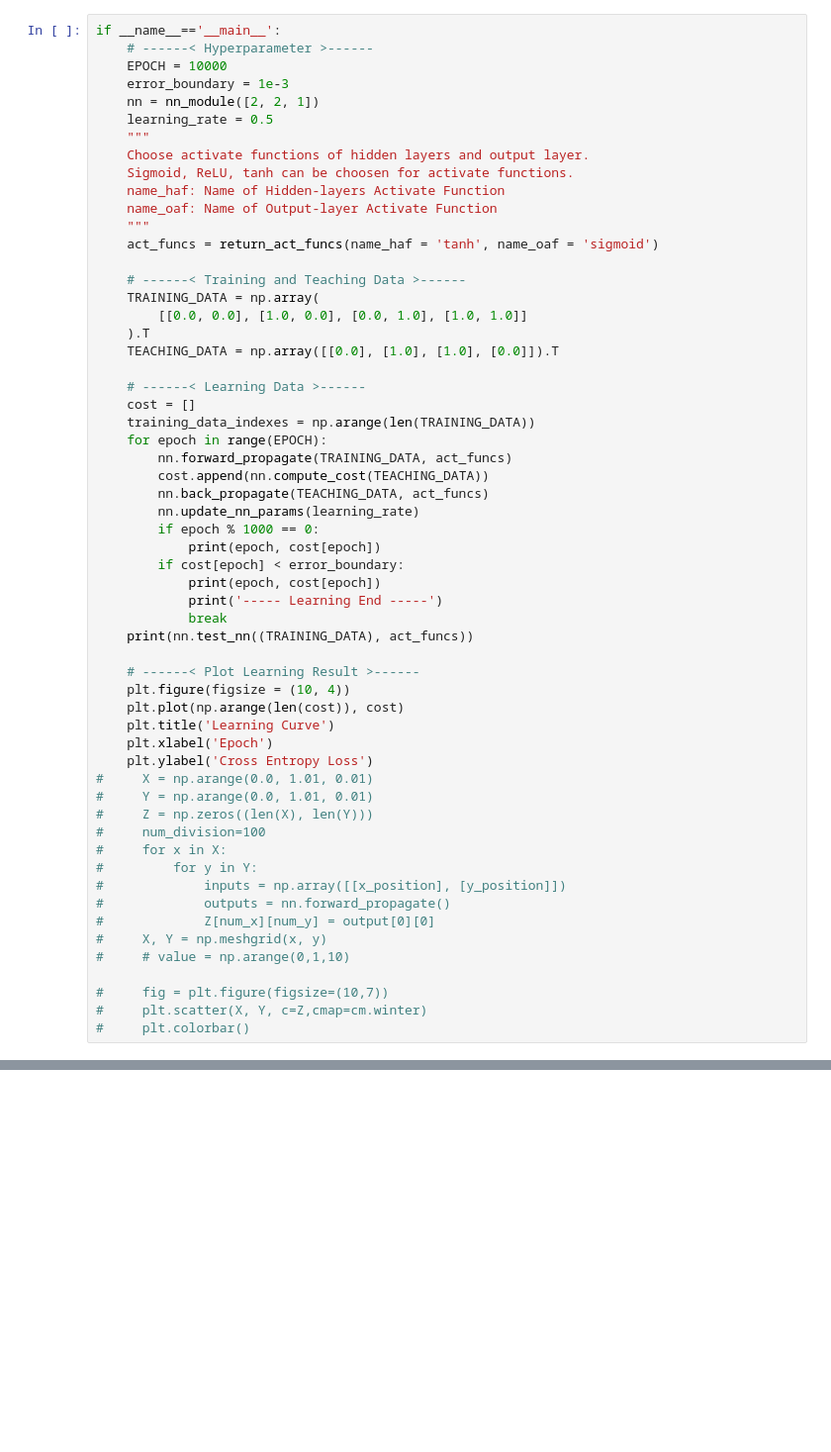
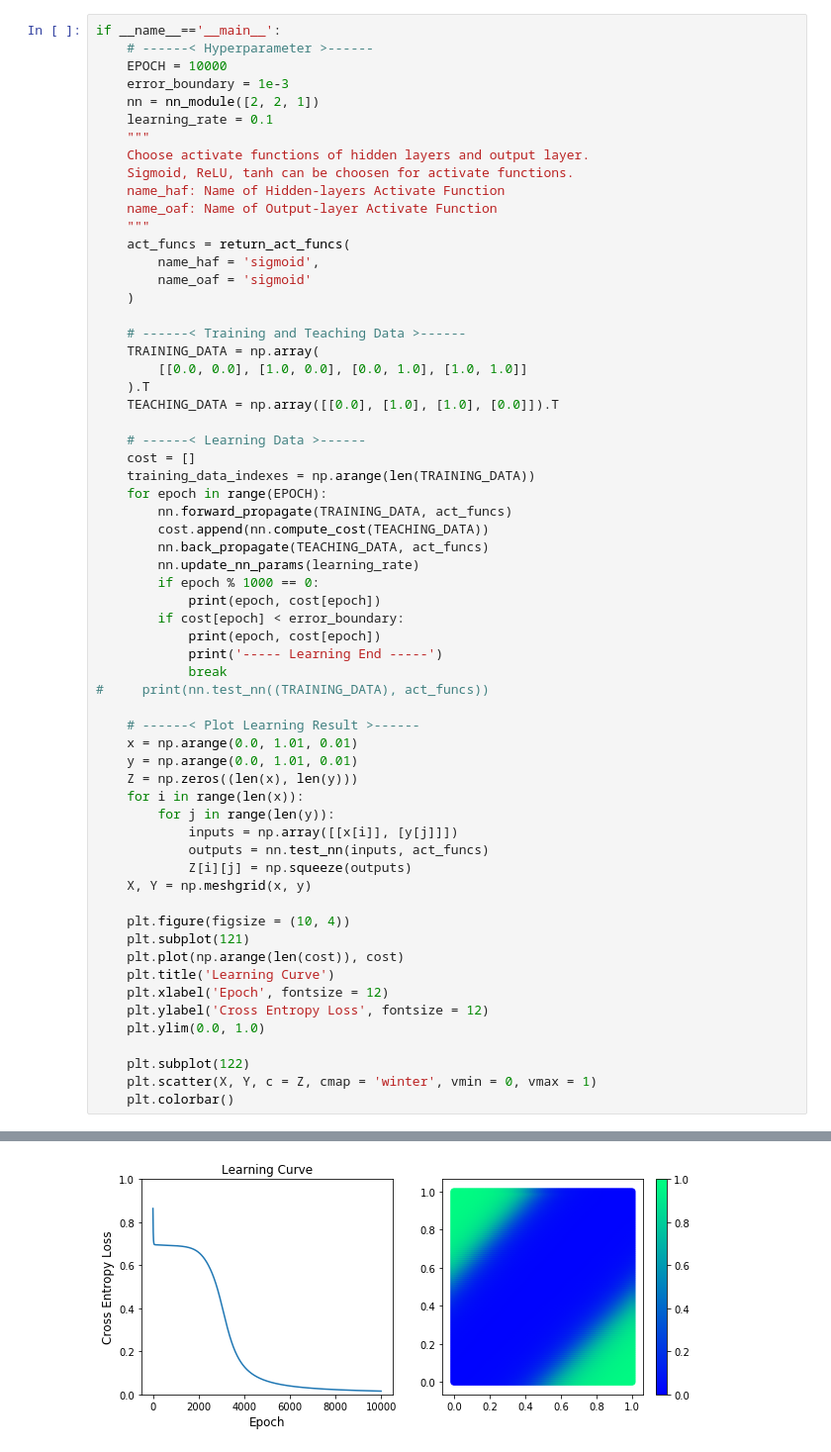
Before and after one commit to highbridgekohei/neural_network, a Jupyter notebook: NN.ipynb, the cells around one changed output, grey strips where cells are left out. Shown at 99% size. Cells and saved outputs as stored; diff of their text form; blank space fills up the shorter version.

```diff
--- a/NN.ipynb
+++ b/NN.ipynb
@@ -130,14 +130,17 @@ if __name__=='__main__':
     EPOCH = 10000
     error_boundary = 1e-3
     nn = nn_module([2, 2, 1])
-    learning_rate = 0.5
+    learning_rate = 0.1
     """
     Choose activate functions of hidden layers and output layer.
     Sigmoid, ReLU, tanh can be choosen for activate functions.
     name_haf: Name of Hidden-layers Activate Function
     name_oaf: Name of Output-layer Activate Function
     """
-    act_funcs = return_act_funcs(name_haf = 'tanh', name_oaf = 'sigmoid')
+    act_funcs = return_act_funcs(
+        name_haf = 'sigmoid',
+        name_oaf = 'sigmoid'
+    )
 
     # ------< Training and Teaching Data >------
     TRAINING_DATA = np.array(
@@ -159,27 +162,28 @@ if __name__=='__main__':
             print(epoch, cost[epoch])
             print('----- Learning End -----')
             break
-    print(nn.test_nn((TRAINING_DATA), act_funcs))
+#     print(nn.test_nn((TRAINING_DATA), act_funcs))
 
     # ------< Plot Learning Result >------
+    x = np.arange(0.0, 1.01, 0.01)
+    y = np.arange(0.0, 1.01, 0.01)
+    Z = np.zeros((len(x), len(y)))
+    for i in range(len(x)):
+        for j in range(len(y)):
+            inputs = np.array([[x[i]], [y[j]]])
+            outputs = nn.test_nn(inputs, act_funcs)
+            Z[i][j] = np.squeeze(outputs)
+    X, Y = np.meshgrid(x, y)
+
     plt.figure(figsize = (10, 4))
+    plt.subplot(121)
     plt.plot(np.arange(len(cost)), cost)
     plt.title('Learning Curve')
-    plt.xlabel('Epoch')
-    plt.ylabel('Cross Entropy Loss')
-#     X = np.arange(0.0, 1.01, 0.01)
-#     Y = np.arange(0.0, 1.01, 0.01)
-#     Z = np.zeros((len(X), len(Y)))
-#     num_division=100
-#     for x in X:
-#         for y in Y:
-#             inputs = np.array([[x_position], [y_position]])
-#             outputs = nn.forward_propagate()
-#             Z[num_x][num_y] = output[0][0]
-#     X, Y = np.meshgrid(x, y)
-#     # value = np.arange(0,1,10)
+    plt.xlabel('Epoch', fontsize = 12)
+    plt.ylabel('Cross Entropy Loss', fontsize = 12)
+    plt.ylim(0.0, 1.0)
 
-#     fig = plt.figure(figsize=(10,7))
-#     plt.scatter(X, Y, c=Z,cmap=cm.winter)
-#     plt.colorbar()
+    plt.subplot(122)
+    plt.scatter(X, Y, c = Z, cmap = 'winter', vmin = 0, vmax = 1)
+    plt.colorbar()
 # %% [output]
@@ -186,0 +200 @@ KeyError: 'derivative_hidden_activate_function'
+[figure, added]
```
Also changed, not shown: parts of 3 cells of this notebook, 1 other file.
